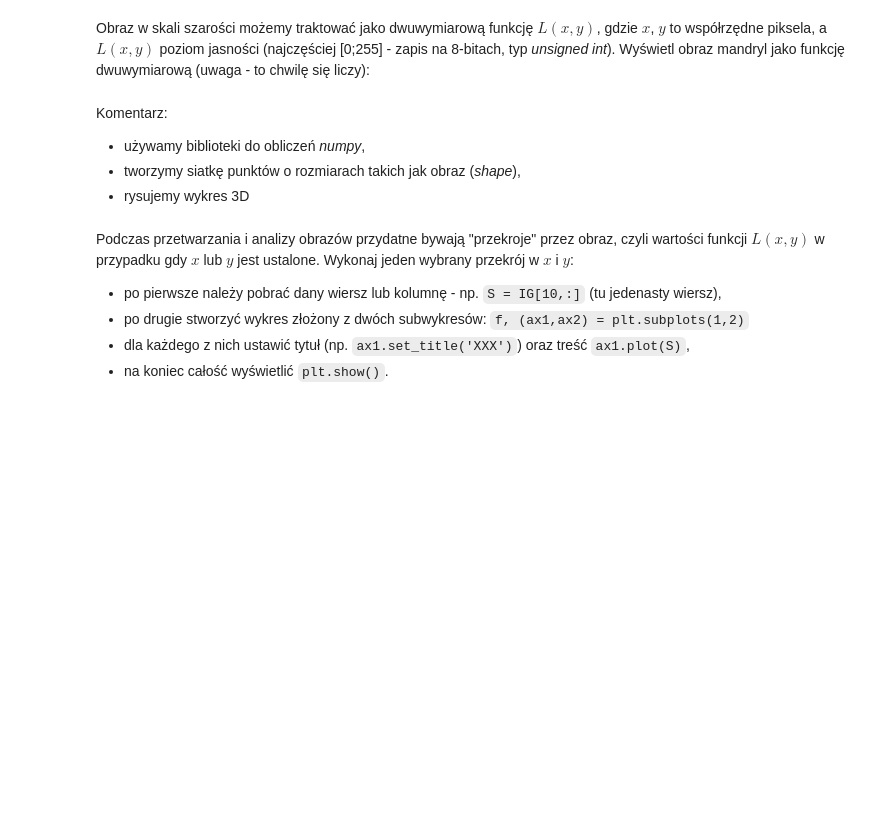
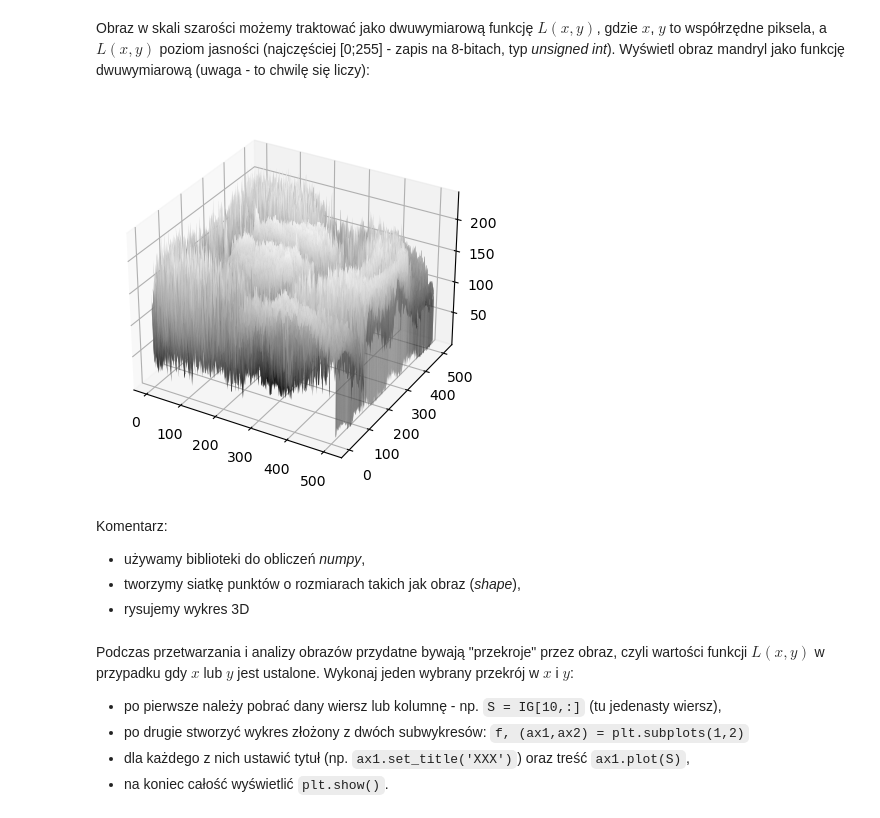
Before and after one commit to lursz/DigitalImageProcessing-Course, a Jupyter notebook: lab1/lab.ipynb, the cells around one changed output. Cells and saved outputs as stored; diff of their text form; code cells hidden in the pictures; blank space fills up the shorter version.

```diff
--- a/lab1/lab.ipynb
+++ b/lab1/lab.ipynb
@@ -66,17 +71,19 @@ Wyświetl obraz mandryl jako funkcję dwuwymiarową (uwaga - to chwilę się lic
 # %%
 import numpy as np
 
 # create grid
-xx, yy = np.mgrid[0:IG.shape[0], 0:IG.shape[1]]
+xx, yy = np.mgrid[0:pic_gray.shape[0], 0:pic_gray.shape[1]]
 
 # create the figure
 fig = plt.figure()
 ax = fig.add_subplot(projection = '3d')
-ax.plot_surface(xx, yy, IG ,rstride=1, cstride=1, cmap=plt.get_cmap('gray'),
+ax.plot_surface(xx, yy, pic_gray ,rstride=1, cstride=1, cmap=plt.get_cmap('gray'),
         linewidth=0)
 
 # show it
 plt.show()
+# %% [output]
+[figure, added]
 # %% [markdown]
 Komentarz:
 - używamy biblioteki do obliczeń *numpy*,
```
Also changed, not shown: parts of 6 cells of this notebook, 2 other files.
